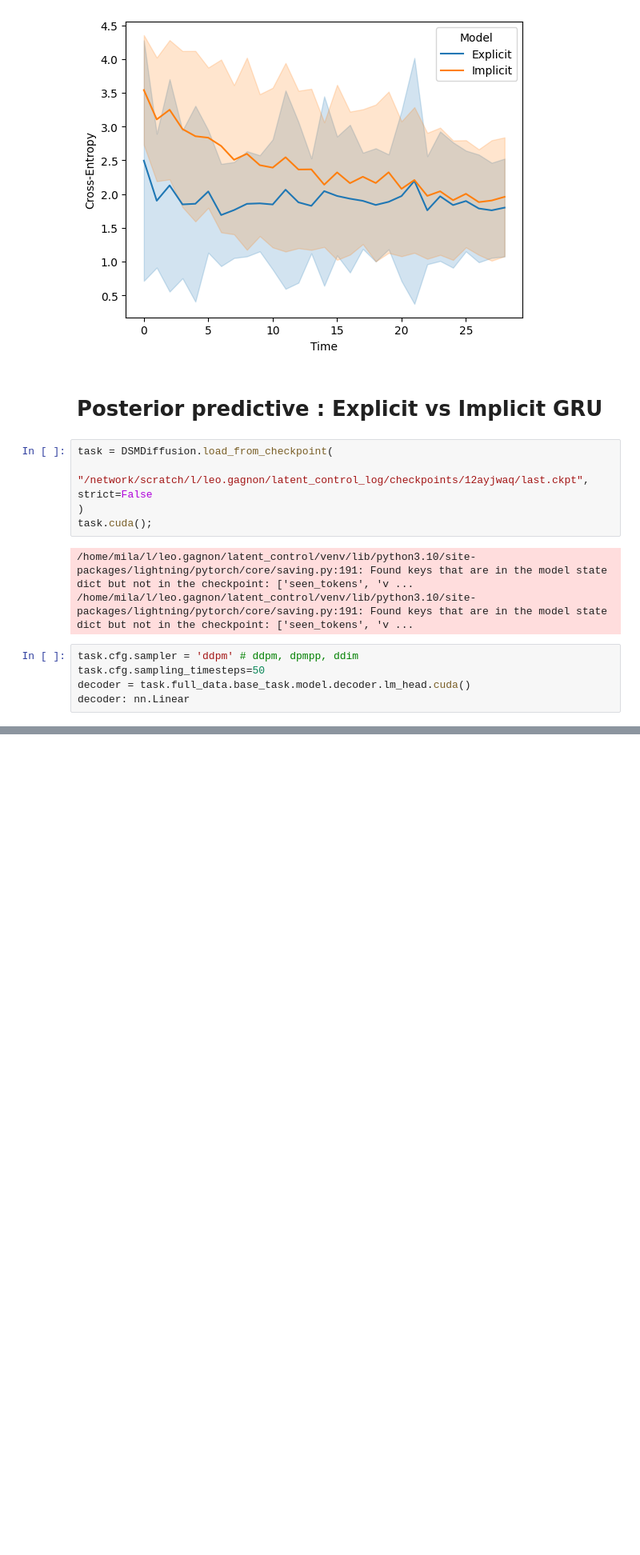
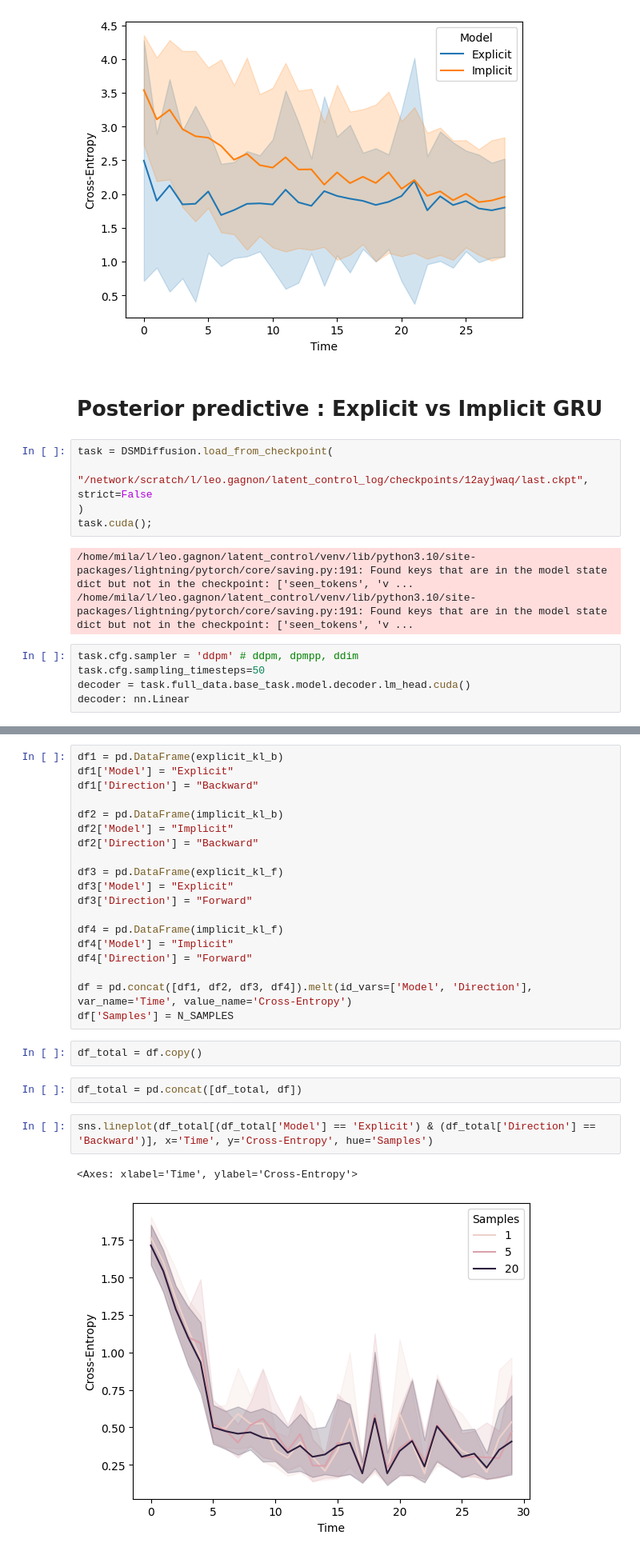
Before and after one commit to leogagnon/latent_control, a Jupyter notebook: notebooks/diffusion.ipynb, the cells around one changed output, grey strips where cells are left out. Shown at 80% size. Cells and saved outputs as stored; diff of their text form; blank space fills up the shorter version.

```diff
--- a/notebooks/diffusion.ipynb
+++ b/notebooks/diffusion.ipynb
@@ -394,2 +387,30 @@ implicit_kl_ = torch.nn.functional.kl_div(implicit_pred.log(), oracle_pred, redu
+# %%
+df1 = pd.DataFrame(explicit_kl_b)
+df1['Model'] = "Explicit"
+df1['Direction'] = "Backward"
+
+df2 = pd.DataFrame(implicit_kl_b)
+df2['Model'] = "Implicit"
+df2['Direction'] = "Backward"
+
+df3 = pd.DataFrame(explicit_kl_f)
+df3['Model'] = "Explicit"
+df3['Direction'] = "Forward"
+
+df4 = pd.DataFrame(implicit_kl_f)
+df4['Model'] = "Implicit"
+df4['Direction'] = "Forward"
+
+df = pd.concat([df1, df2, df3, df4]).melt(id_vars=['Model', 'Direction'], var_name='Time', value_name='Cross-Entropy')
+df['Samples'] = N_SAMPLES
+# %%
+df_total = df.copy()
+# %%
+df_total = pd.concat([df_total, df])
+# %%
+sns.lineplot(df_total[(df_total['Model'] == 'Explicit') & (df_total['Direction'] == 'Backward')], x='Time', y='Cross-Entropy', hue='Samples')
+# %% [output]
+<Axes: xlabel='Time', ylabel='Cross-Entropy'>
+[figure, added]
 # %%
 #plt.plot((explicit_kl_ + explicit_kl)/2, label='Explicit', color='red', linestyle='--')
```
Also changed, not shown: parts of 24 cells of this notebook, 6 other files.
